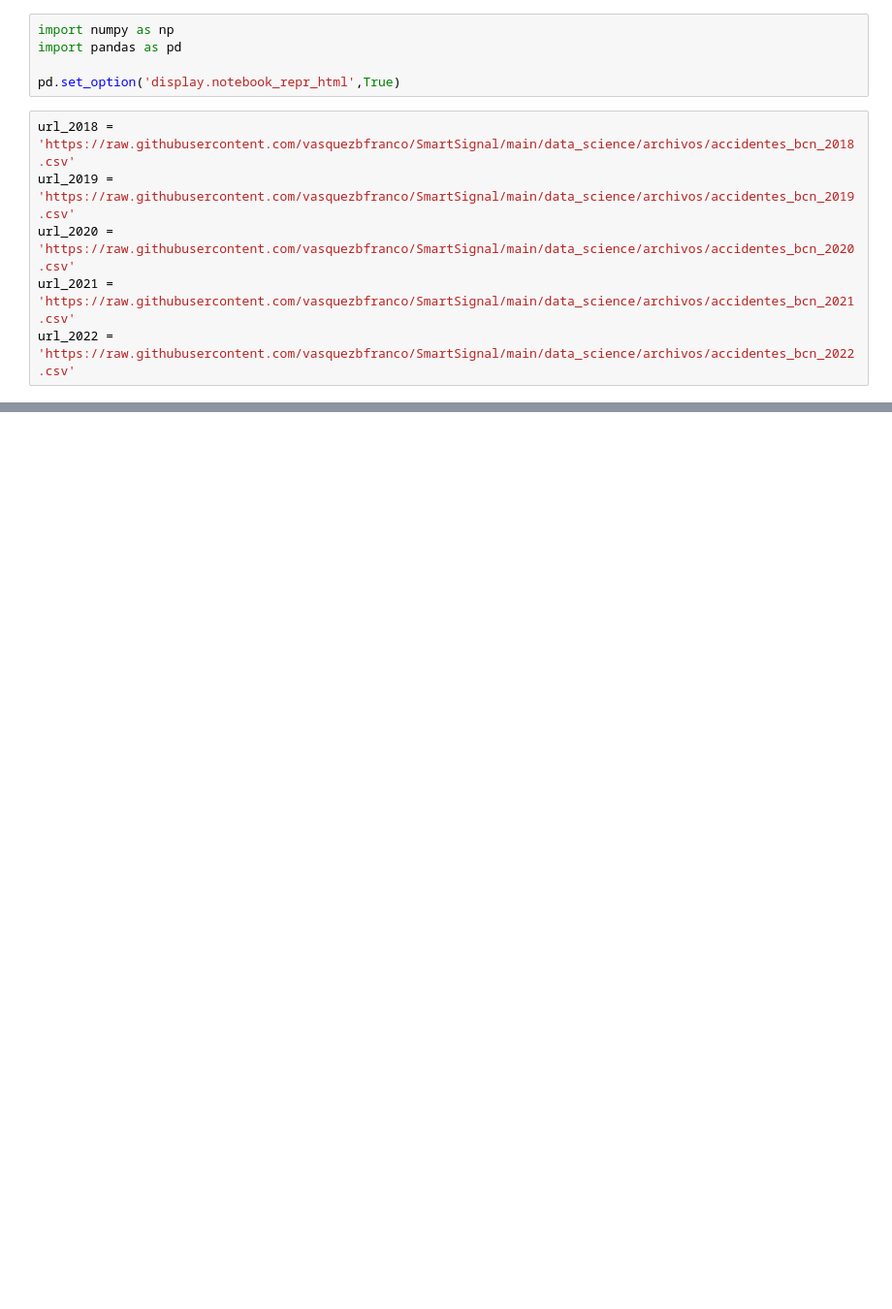
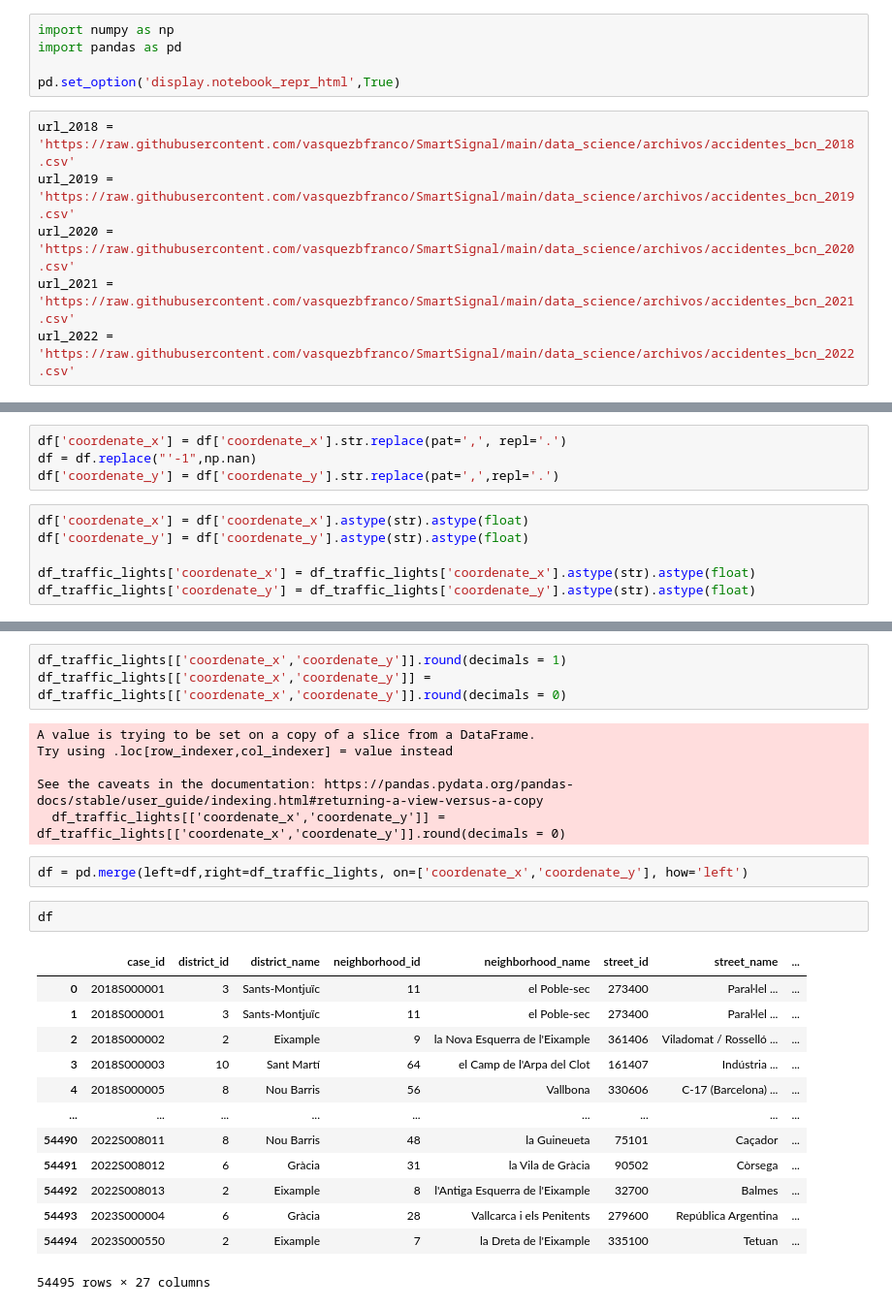
Before and after one commit to vasquezbfranco/SmartSignal, a Jupyter notebook: data_science/extras/7_Data_Wrangling_Vasquez.ipynb, the cells around one changed output, grey strips where cells are left out. Shown: that part at 97% size. Drawn from its saved outputs; the diff is of its cells as text; blank space fills up the shorter version.

```diff
--- a/data_science/extras/7_Data_Wrangling_Vasquez.ipynb
+++ b/data_science/extras/7_Data_Wrangling_Vasquez.ipynb
@@ -38,0 +423,10 @@ for i in range(0,len(array_df)):
+# %%
+df['coordenate_x'] = df['coordenate_x'].str.replace(pat=',', repl='.')
+df = df.replace("'-1",np.nan)
+df['coordenate_y'] = df['coordenate_y'].str.replace(pat=',',repl='.')
+# %%
+df['coordenate_x'] = df['coordenate_x'].astype(str).astype(float)
+df['coordenate_y'] = df['coordenate_y'].astype(str).astype(float)
+
+df_traffic_lights['coordenate_x'] = df_traffic_lights['coordenate_x'].astype(str).astype(float)
+df_traffic_lights['coordenate_y'] = df_traffic_lights['coordenate_y'].astype(str).astype(float)
@@ -38,0 +444,27 @@ for i in range(0,len(array_df)):
+# %%
+df_traffic_lights[['coordenate_x','coordenate_y']].round(decimals = 1)
+df_traffic_lights[['coordenate_x','coordenate_y']] = df_traffic_lights[['coordenate_x','coordenate_y']].round(decimals = 0)
+# %% [output]
+A value is trying to be set on a copy of a slice from a DataFrame.
+Try using .loc[row_indexer,col_indexer] = value instead
+
+See the caveats in the documentation: https://pandas.pydata.org/pandas-docs/stable/user_guide/indexing.html#returning-a-view-versus-a-copy
+  df_traffic_lights[['coordenate_x','coordenate_y']] = df_traffic_lights[['coordenate_x','coordenate_y']].round(decimals = 0)
+# %%
+df = pd.merge(left=df,right=df_traffic_lights, on=['coordenate_x','coordenate_y'], how='left')
+# %%
+df
+# %% [output]
+|  | case_id | district_id | district_name | neighborhood_id | neighborhood_name | street_id | street_name | ... |
+| 0 | 2018S000001 | 3 | Sants-Montjuïc | 11 | el Poble-sec | 273400 | Paral·lel ... | ... |
+| 1 | 2018S000001 | 3 | Sants-Montjuïc | 11 | el Poble-sec | 273400 | Paral·lel ... | ... |
+| 2 | 2018S000002 | 2 | Eixample | 9 | la Nova Esquerra de l'Eixample | 361406 | Viladomat / Rosselló ... | ... |
+| 3 | 2018S000003 | 10 | Sant Martí | 64 | el Camp de l'Arpa del Clot | 161407 | Indústria ... | ... |
+| 4 | 2018S000005 | 8 | Nou Barris | 56 | Vallbona | 330606 | C-17 (Barcelona) ... | ... |
+| ... | ... | ... | ... | ... | ... | ... | ... | ... |
+| 54490 | 2022S008011 | 8 | Nou Barris | 48 | la Guineueta | 75101 | Caçador | ... |
+| 54491 | 2022S008012 | 6 | Gràcia | 31 | la Vila de Gràcia | 90502 | Còrsega | ... |
+| 54492 | 2022S008013 | 2 | Eixample | 8 | l'Antiga Esquerra de l'Eixample | 32700 | Balmes | ... |
+| 54493 | 2023S000004 | 6 | Gràcia | 28 | Vallcarca i els Penitents | 279600 | República Argentina | ... |
+| 54494 | 2023S000550 | 2 | Eixample | 7 | la Dreta de l'Eixample | 335100 | Tetuan | ... |
+54495 rows × 27 columns
```
Also changed, not shown: parts of 32 cells of this notebook.
